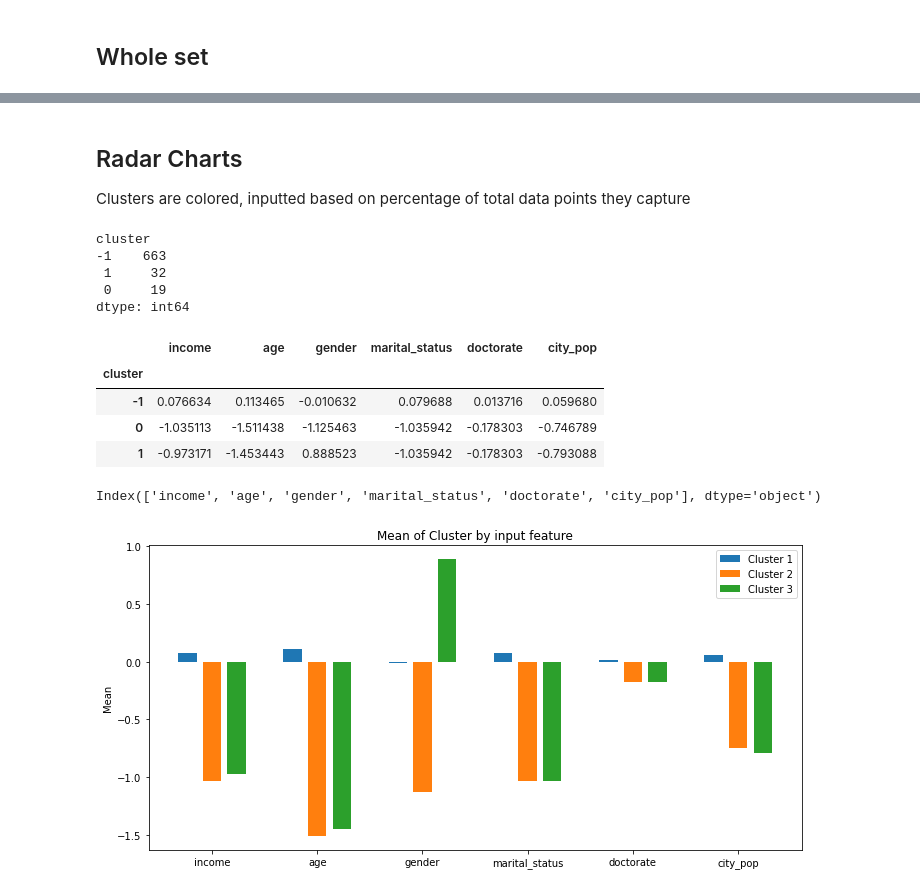
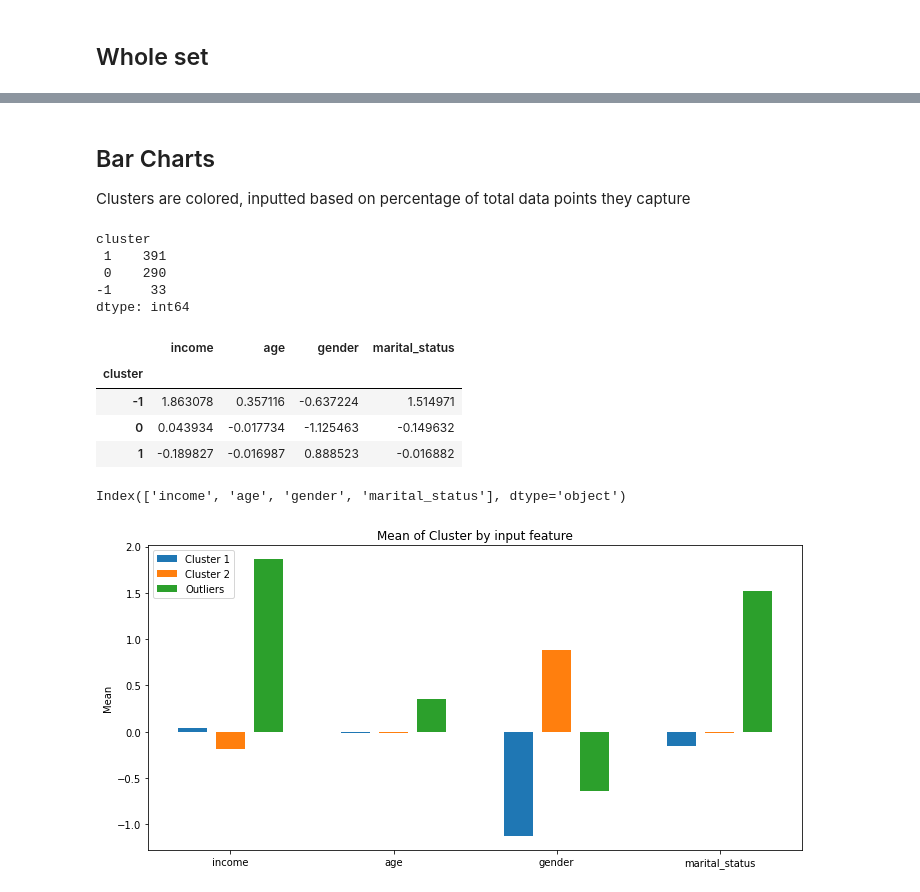
Before and after one commit to fynnweaver/Clustering_Demographic_Info, a Jupyter notebook: Clustering.ipynb, the cells around one changed output, grey strips where cells are left out. Cells and saved outputs as stored; diff of their text form; code cells hidden in the pictures.

```diff
--- a/Clustering.ipynb
+++ b/Clustering.ipynb
@@ -104,7 +106,7 @@ DBSCAN_test(test, combos, [2, 4])
 # %%
 #now lets try DBSCAN
-db = DBSCAN(eps=0.3,
-            min_samples=10,
+db = DBSCAN(eps=1.2,
+            min_samples=20,
             metric='euclidean')
 
 y_db = db.fit_predict(customers_normal.values)
@@ -166,54 +196,54 @@ for i, ax in enumerate(axes.flat):
 # %% [markdown]
-## Radar Charts
+## Bar Charts
 
 Clusters are colored, inputted based on percentage of total data points they capture
 # %%
 #concatinate clustering and data
 db_data = pd.concat([customers_normal,pd.DataFrame(y_db)], axis=1)
-db_data  = dbscan_data .rename(columns= {0: 'cluster'})
+db_data  = db_data.rename(columns= {0: 'cluster'})
 
 db_data.value_counts('cluster')
 # %% [output]
 cluster
--1    663
- 1     32
- 0     19
+ 1    391
+ 0    290
+-1     33
 dtype: int64
 # %%
 db_clustered = db_data.groupby('cluster').mean()
 db_clustered
 # %% [output]
-|  | income | age | gender | marital_status | doctorate | city_pop |
-| cluster |  |  |  |  |  |  |
-| -1 | 0.076634 | 0.113465 | -0.010632 | 0.079688 | 0.013716 | 0.059680 |
-| 0 | -1.035113 | -1.511438 | -1.125463 | -1.035942 | -0.178303 | -0.746789 |
-| 1 | -0.973171 | -1.453443 | 0.888523 | -1.035942 | -0.178303 | -0.793088 |
+|  | income | age | gender | marital_status |
+| cluster |  |  |  |  |
+| -1 | 1.863078 | 0.357116 | -0.637224 | 1.514971 |
+| 0 | 0.043934 | -0.017734 | -1.125463 | -0.149632 |
+| 1 | -0.189827 | -0.016987 | 0.888523 | -0.016882 |
 # %%
 db_clustered.columns
 # %% [output]
-Index(['income', 'age', 'gender', 'marital_status', 'doctorate', 'city_pop'], dtype='object')
+Index(['income', 'age', 'gender', 'marital_status'], dtype='object')
 # %%
 x = np.arange(len(db_clustered.columns))
 width = 0.35
 labels = list(db_clustered.columns)
 
 #sample plot
 fig, ax = plt.subplots(figsize=(10,5))
 
-rects1 = ax.bar(x - 2*(width/3), db_clustered.loc[-1].values, width/2, label='Cluster 1')
-rects2 = ax.bar(x, db_clustered.loc[0].values, width/2, label='Cluster 2')
-rects3 = ax.bar(x + 2*(width/3), db_clustered.loc[1].values, width/2, label='Cluster 3')
+rects1 = ax.bar(x - 2*(width/3), db_clustered.loc[0].values, width/2, label='Cluster 1')
+rects2 = ax.bar(x, db_clustered.loc[1].values, width/2, label='Cluster 2')
+rects3 = ax.bar(x + 2*(width/3), db_clustered.loc[-1].values, width/2, label='Outliers')
 
 ax.set_ylabel('Mean')
 ax.set_title('Mean of Cluster by input feature')
 ax.set_xticks(x)
 ax.set_xticklabels( (db_clustered.columns) )
 
 
 ax.legend()
 fig.tight_layout()
 # %% [output]
-[figure, old version]
+[figure, new version]
 # %%
 hc_data = pd.concat([customers_normal,pd.DataFrame(y_hc)], axis=1)
 hc_data  = hc_data.rename(columns= {0: 'cluster'})
```
Also changed, not shown: parts of 40 cells of this notebook, 2 other files.
